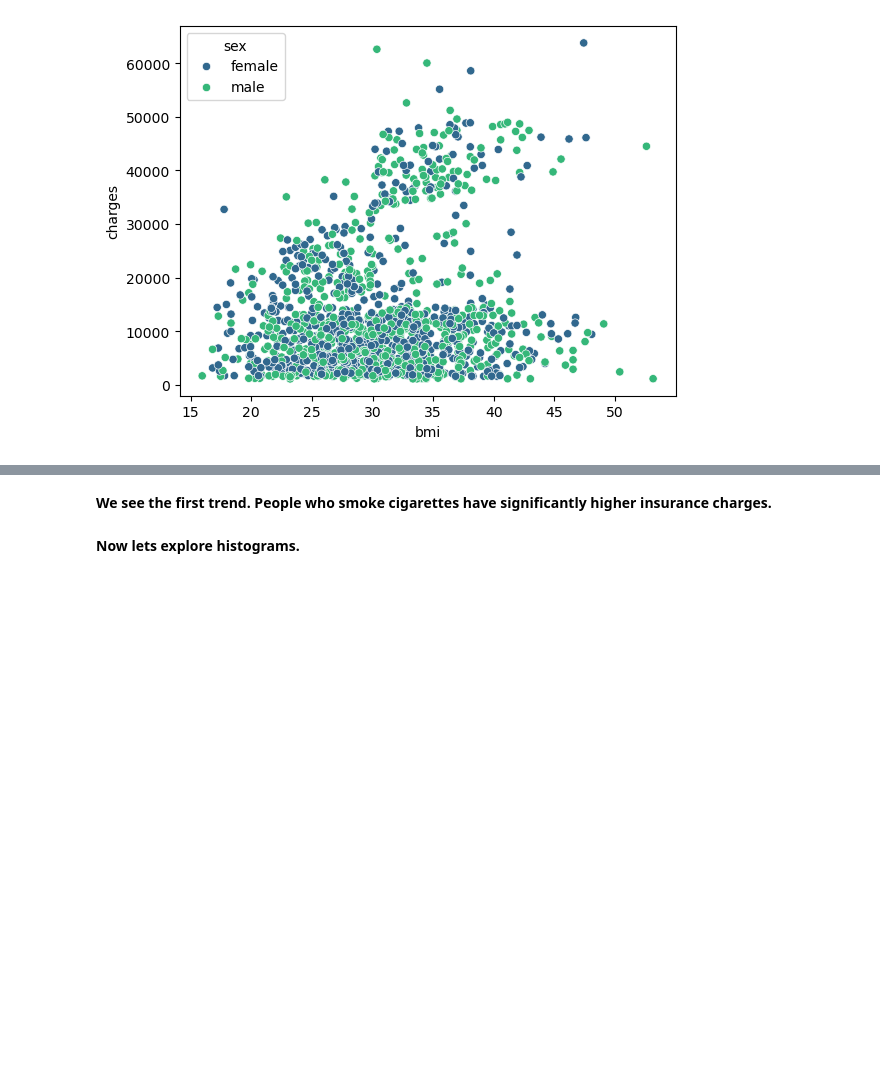
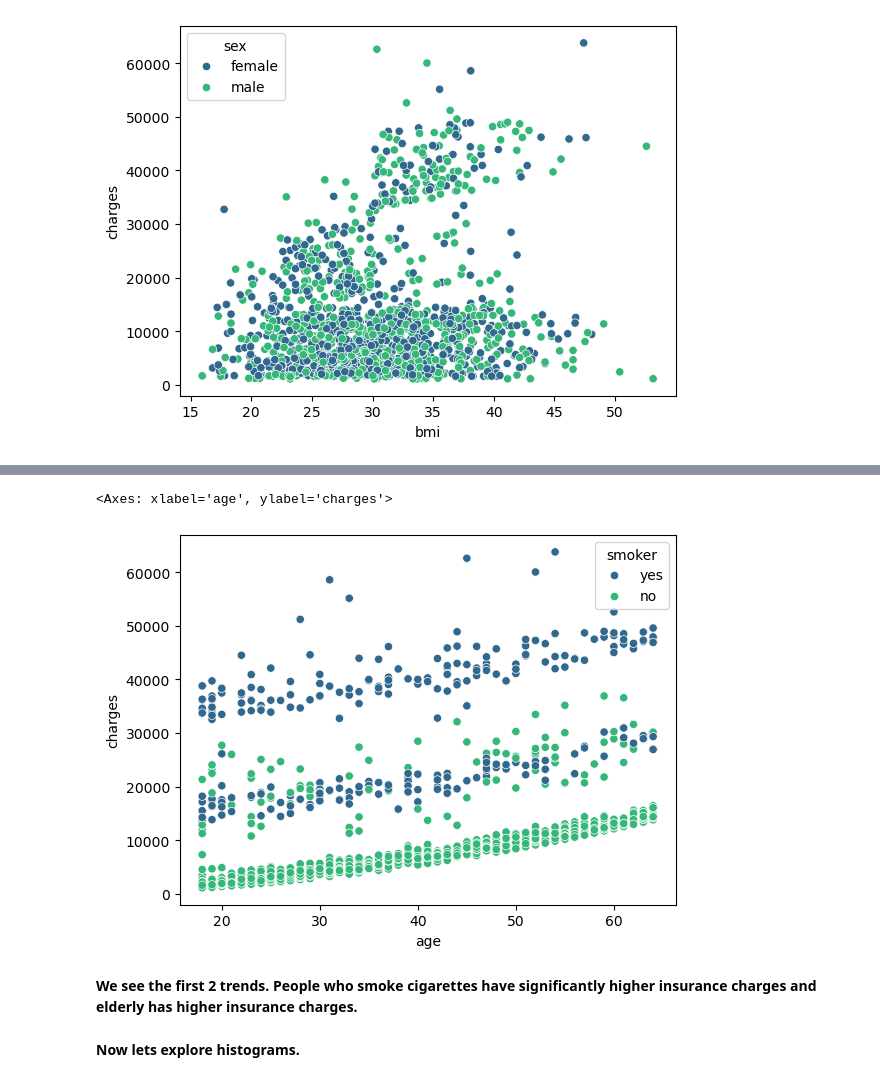
Before and after one commit to adamxszczepanski/SQL-and-ML-Projects, a Jupyter notebook: InsurancePrediction -1 ML model/Insurance prediction project ML.ipynb, the cells around one changed output, grey strips where cells are left out. Cells and saved outputs as stored; diff of their text form; code cells hidden in the pictures; blank space fills up the shorter version.

```diff
--- a/InsurancePrediction -1 ML model/Insurance prediction project ML.ipynb
+++ b/InsurancePrediction -1 ML model/Insurance prediction project ML.ipynb
@@ -85,5 +90,10 @@ sns.scatterplot(data=df, x="bmi" , y="charges", hue="sex", palette="viridis")
+# %%
+sns.scatterplot(data=df, x="age" , y="charges", hue="smoker", palette="viridis")
+# %% [output]
+<Axes: xlabel='age', ylabel='charges'>
+[figure, added]
 # %% [markdown]
-**We see the first trend. People who smoke cigarettes have significantly higher insurance charges.**
+**We see the first  2 trends. People who smoke cigarettes have significantly higher insurance charges and elderly has higher insurance charges.**
 # %% [markdown]
 **Now lets explore histograms.**
 # %%
```
Also changed, not shown: parts of 24 cells of this notebook.
